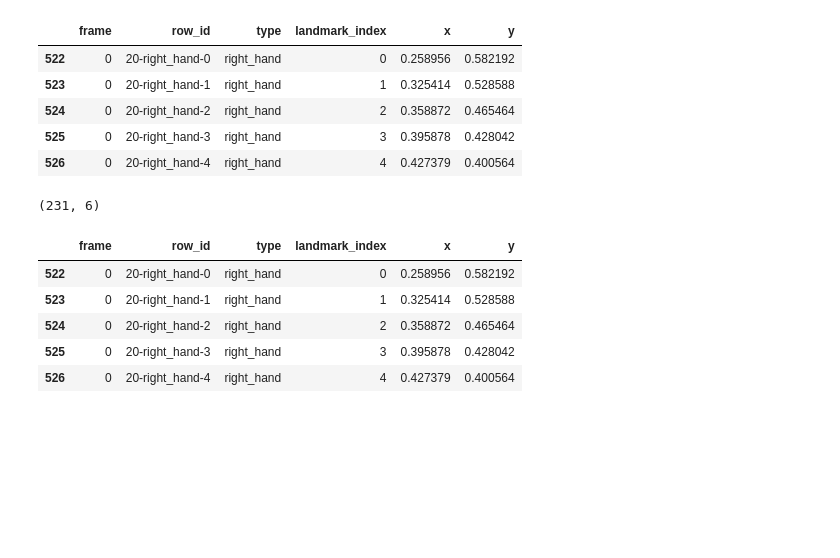
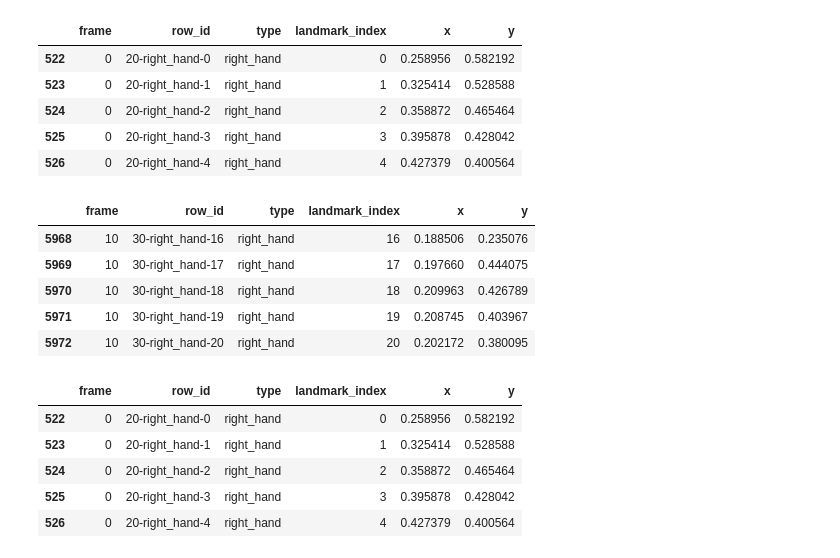
Before and after one commit to vosmani36/Capstone_Project_SignMeUp, a Jupyter notebook: Initial-EDA-Franziska.ipynb, the cells around one changed output. Drawn from its saved outputs; the diff is of its cells as text; code cells hidden in the pictures; blank space fills up the shorter version.

```diff
--- a/Initial-EDA-Franziska.ipynb
+++ b/Initial-EDA-Franziska.ipynb
@@ -376,9 +376,14 @@ df_p.head()
 | 525 | 0 | 20-right_hand-3 | right_hand | 3 | 0.395878 | 0.428042 |
 | 526 | 0 | 20-right_hand-4 | right_hand | 4 | 0.427379 | 0.400564 |
 # %%
-df_p.shape
+df_p.tail()
 # %% [output]
-(231, 6)
+|  | frame | row_id | type | landmark_index | x | y |
+| 5968 | 10 | 30-right_hand-16 | right_hand | 16 | 0.188506 | 0.235076 |
+| 5969 | 10 | 30-right_hand-17 | right_hand | 17 | 0.197660 | 0.444075 |
+| 5970 | 10 | 30-right_hand-18 | right_hand | 18 | 0.209963 | 0.426789 |
+| 5971 | 10 | 30-right_hand-19 | right_hand | 19 | 0.208745 | 0.403967 |
+| 5972 | 10 | 30-right_hand-20 | right_hand | 20 | 0.202172 | 0.380095 |
 # %%
 df_p.head()
 # %% [output]
```
Also changed, not shown: parts of 12 cells of this notebook, 1 other file.
